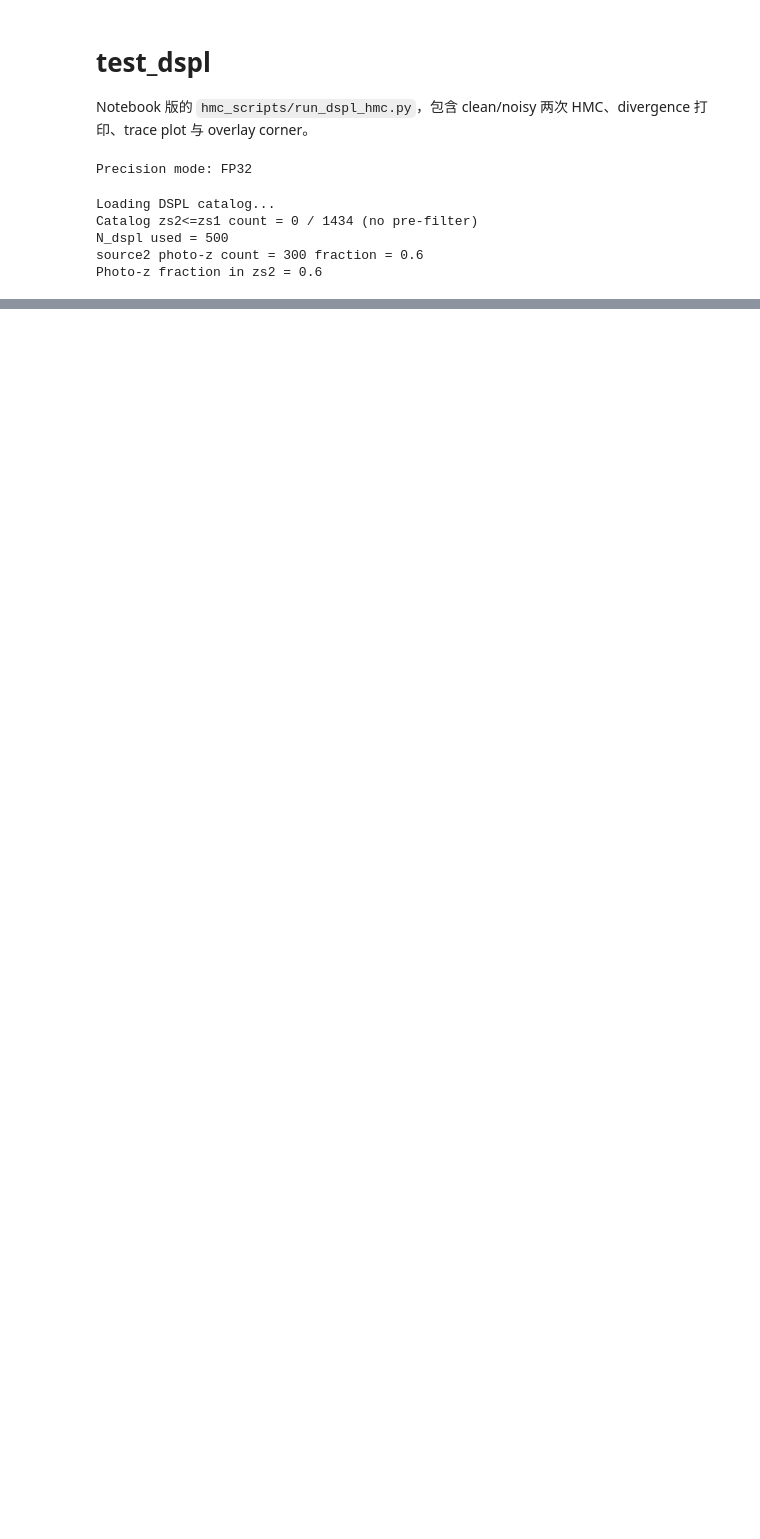
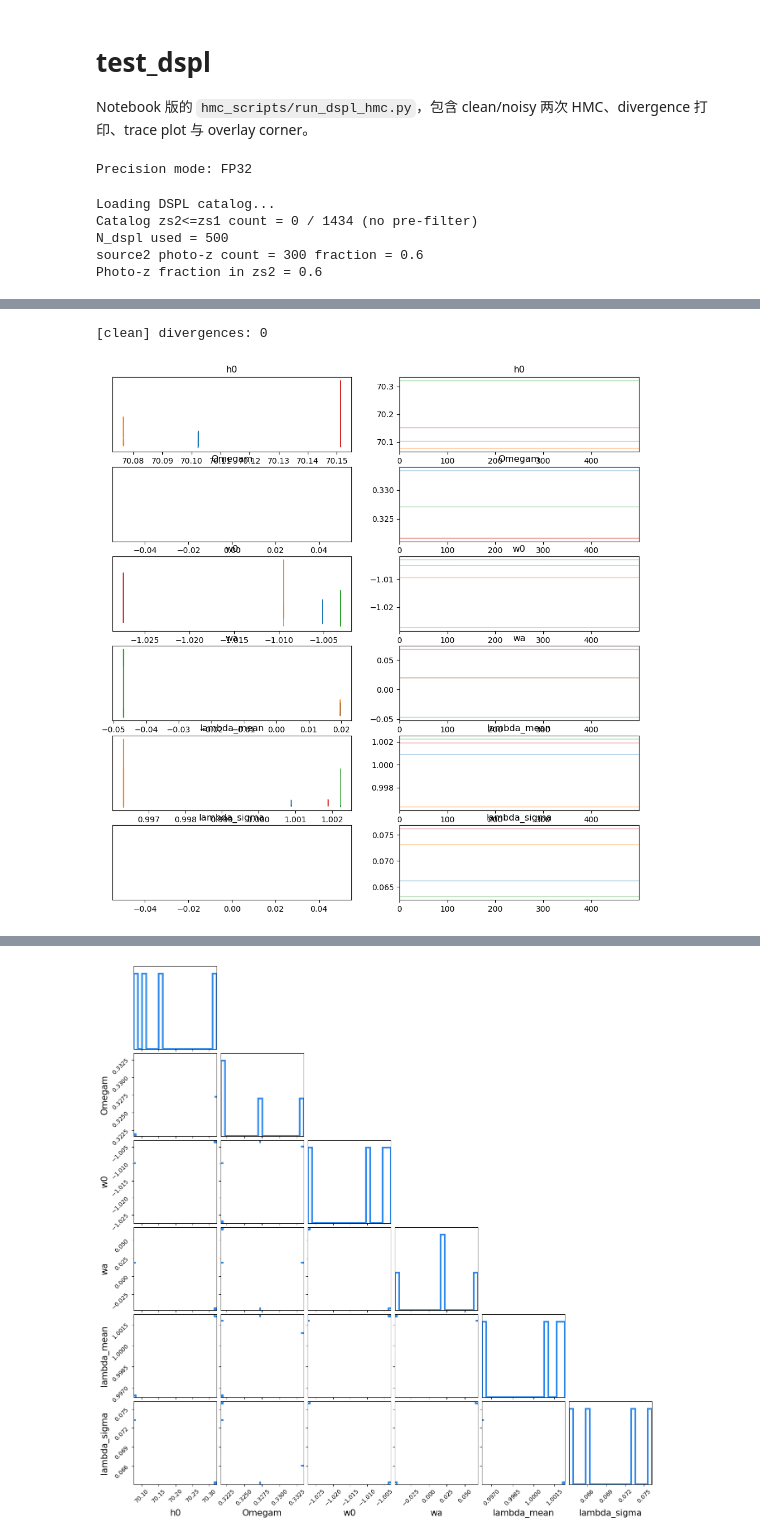
Before and after one commit to astroskylee/LensedUniverse, a Jupyter notebook: test_dspl.ipynb, the cells around one changed output, grey strips where cells are left out. Drawn from its saved outputs; the diff is of its cells as text; code cells hidden in the pictures; blank space fills up the shorter version.

```diff
--- a/test_dspl.ipynb
+++ b/test_dspl.ipynb
@@ -286,0 +294,67 @@ print(FIG_DIR / 'dspl_corner_overlay.pdf')
+# %%
+def run_mcmc(data, key, tag):
+    if TEST_MODE:
+        num_warmup, num_samples, num_chains, chain_method = 200, 200, 2, 'sequential'
+    else:
+        num_warmup, num_samples, num_chains, chain_method = 500, 500, 4, 'vectorized'
+
+    nuts = NUTS(
+        dspl_model,
+        target_accept_prob=0.99,
+        init_strategy=init_to_value(values=build_init_values(data)),
+    )
+    mcmc = MCMC(
+        nuts,
+        num_warmup=num_warmup,
+        num_samples=num_samples,
+        num_chains=num_chains,
+        chain_method=chain_method,
+        progress_bar=True,
+    )
+    mcmc.run(key, dspl_data=data)
+
+    extra = mcmc.get_extra_fields(group_by_chain=True)
+    n_div = int(np.asarray(extra['diverging']).sum())
+    print(f'[{tag}] divergences: {n_div}')
+
+    posterior = mcmc.get_samples(group_by_chain=True)
+    inf_data = az.from_dict(posterior=posterior)
+    az.to_netcdf(inf_data, RESULT_DIR / f'dspl_{tag}.nc')
+
+    trace_vars = ['h0', 'Omegam', 'w0', 'wa', 'lambda_mean', 'lambda_sigma']
+    trace_vars = [v for v in trace_vars if v in inf_data.posterior and inf_data.posterior[v].ndim == 2]
+    if trace_vars:
+        trace_axes = az.plot_trace(inf_data, var_names=trace_vars, compact=False)
+        trace_fig = np.asarray(trace_axes).ravel()[0].figure
+        trace_fig.savefig(FIG_DIR / f'dspl_trace_{tag}.pdf', dpi=200, bbox_inches='tight')
+        plt.show()
+        import corner as corner
+        fig = corner.corner(
+        inf_data,
+        var_names=trace_vars,
+        labels=trace_vars,
+        color="#2f8aed",
+        show_titles=False,
+        title_fmt=".3f",
+        levels=[0.68, 0.95],
+        fill_contours=True,
+        plot_datapoints=False,
+        smooth=0.2,
+        use_math_text=True,
+        label_kwargs=dict(fontsize=15),
+        title_kwargs=dict(fontsize=15),
+        contour_kwargs={"linewidths": 3},
+        hist_kwargs={"density": True, "linewidth": 3},
+        )
+        plt.show()
+    return inf_data
+
+
+key = random.PRNGKey(42)
+key_clean, key_noisy = random.split(key)
+
+idata_clean = run_mcmc(ds_data_clean, key_clean, 'clean')
+# idata_noisy = run_mcmc(ds_data_noisy, key_noisy, 'noisy')
+# %% [output]
+[clean] divergences: 0
+[figure, added]
@@ -286,0 +365 @@ print(FIG_DIR / 'dspl_corner_overlay.pdf')
+[figure, added]
```
Also changed, not shown: parts of 8 cells of this notebook, 19 other files.
